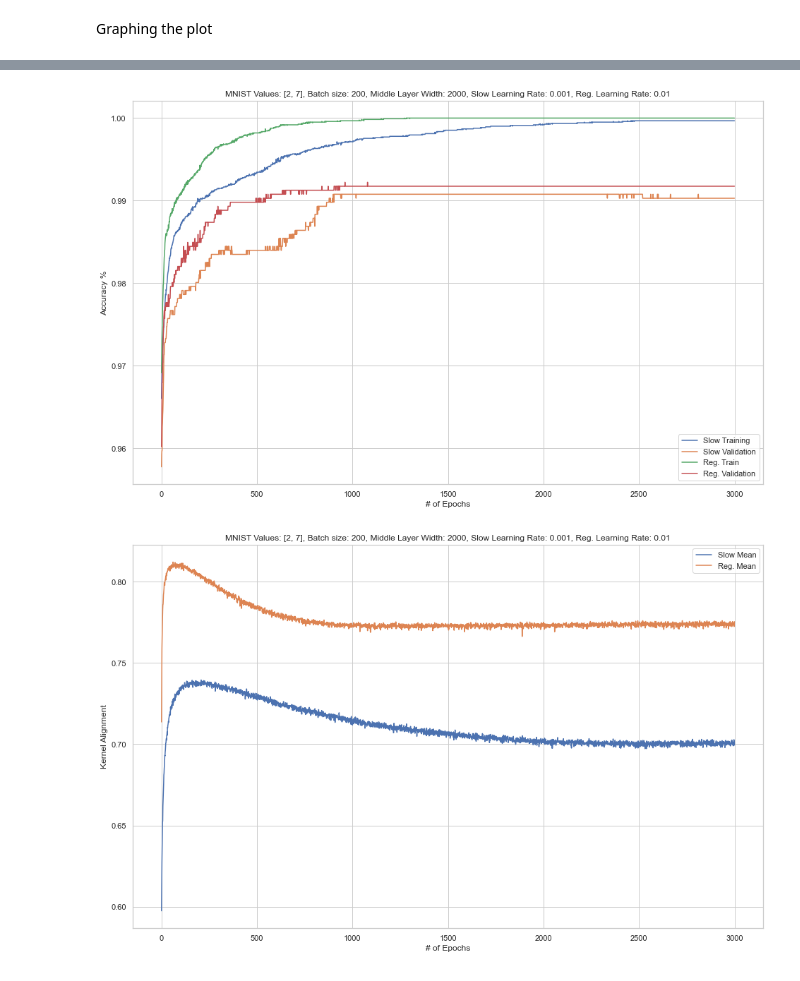
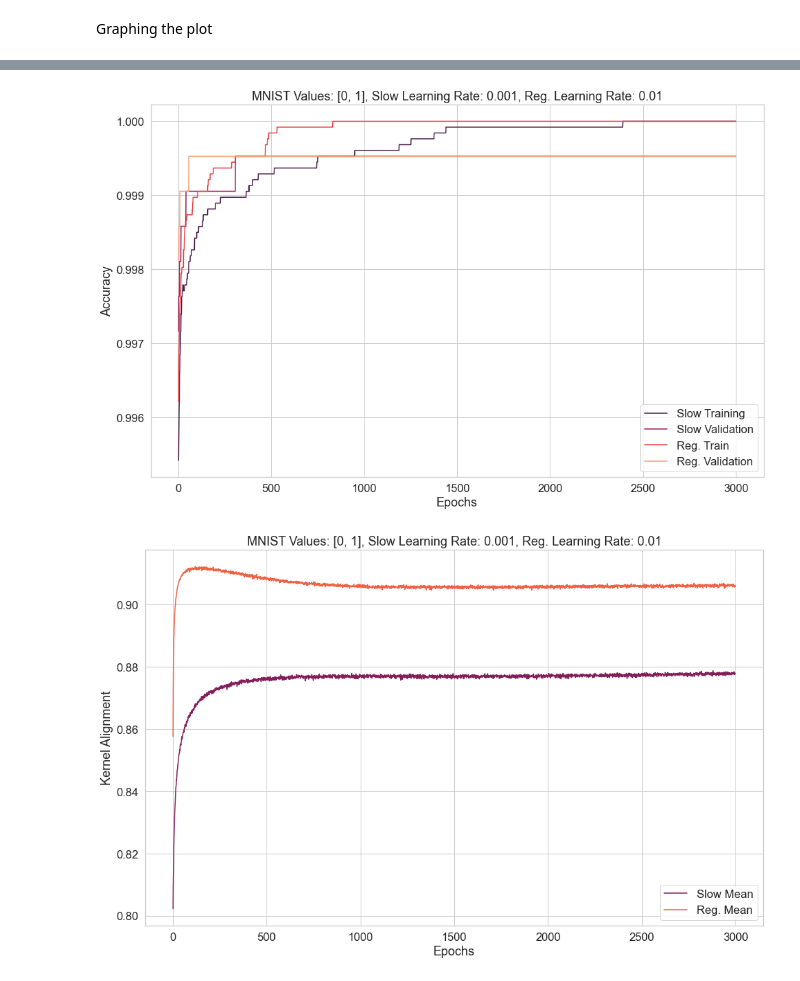
Before and after one commit to glomerulus-lab/slow-feature-learning, a Jupyter notebook: exploratory.ipynb, the cells around one changed output, grey strips where cells are left out. Cells and saved outputs as stored; diff of their text form; code cells hidden in the pictures.

```diff
--- a/exploratory.ipynb
+++ b/exploratory.ipynb
@@ -55,8 +73,10 @@ Graphing the plot
 # %%
 sns.set(rc = {'figure.figsize':(16,10)}) # setting figure size
 sns.set_style('whitegrid') # setting seaborn theme
-plot = sns.lineplot(data=df, dashes=False);
-plot.set_title("MNIST Values: [2, 7], Batch size: 200, Middle Layer Width: 2000, Slow Learning Rate: 0.001, Reg. Learning Rate: 0.01")
-plt.xlabel("# of Epochs");
-plt.ylabel("Accuracy % / Kernel Alignment");
+sns.set(font_scale = 1.5)
+sns.set_style('whitegrid')
+plot = sns.lineplot(data=df1, dashes=False, palette = "rocket");
+plot.set_title("MNIST Values: [0, 1], Slow Learning Rate: 0.001, Reg. Learning Rate: 0.01")
+plt.xlabel("Epochs");
+plt.ylabel("Accuracy / Kernel Alignment");
 # %% [output]
@@ -64,18 +84,21 @@ plt.ylabel("Accuracy % / Kernel Alignment");
 # %%
 sns.set(rc = {'figure.figsize':(16,10)}) # setting figure size
 sns.set_style('whitegrid') # setting seaborn theme
-plot = sns.lineplot(data=df[["Slow Training", "Slow Validation", "Reg. Train", "Reg. Validation"]], dashes=False);
-plot.set_title("MNIST Values: [2, 7], Batch size: 200, Middle Layer Width: 2000, Slow Learning Rate: 0.001, Reg. Learning Rate: 0.01")
-plt.xlabel("# of Epochs");
-plt.ylabel("Accuracy %");
+sns.set(font_scale = 1.5)
+sns.set_style('whitegrid')
+plot = sns.lineplot(data=df[["Slow Training", "Slow Validation", "Reg. Train", "Reg. Validation"]], palette = "rocket", dashes=False);
+plot.set_title("MNIST Values: [0, 1], Slow Learning Rate: 0.001, Reg. Learning Rate: 0.01")
+plt.xlabel("Epochs");
+plt.ylabel("Accuracy");
 # %% [output]
-[figure, old version]
+[figure, new version]
 # %%
 ## sns.set(rc = {'figure.figsize':(16,10)}) # setting figure size
-sns.set_style('whitegrid') # setting seaborn theme
-plot = sns.lineplot(data=df[["Slow Mean", "Reg. Mean"]], dashes=False);
-plot.set_title("MNIST Values: [2, 7], Batch size: 200, Middle Layer Width: 2000, Slow Learning Rate: 0.001, Reg. Learning Rate: 0.01")
-plt.xlabel("# of Epochs");
+sns.set(font_scale = 1.5)
+sns.set_style('whitegrid')
+plot = sns.lineplot(data=df[["Slow Mean", "Reg. Mean"]], palette = "rocket",dashes=False);
+plot.set_title("MNIST Values: [0, 1], Slow Learning Rate: 0.001, Reg. Learning Rate: 0.01")
+plt.xlabel("Epochs");
 plt.ylabel("Kernel Alignment");
 # %% [output]
-[figure, old version]
+[figure, new version]
```
Also changed, not shown: parts of 5 cells of this notebook, 2 other files.
